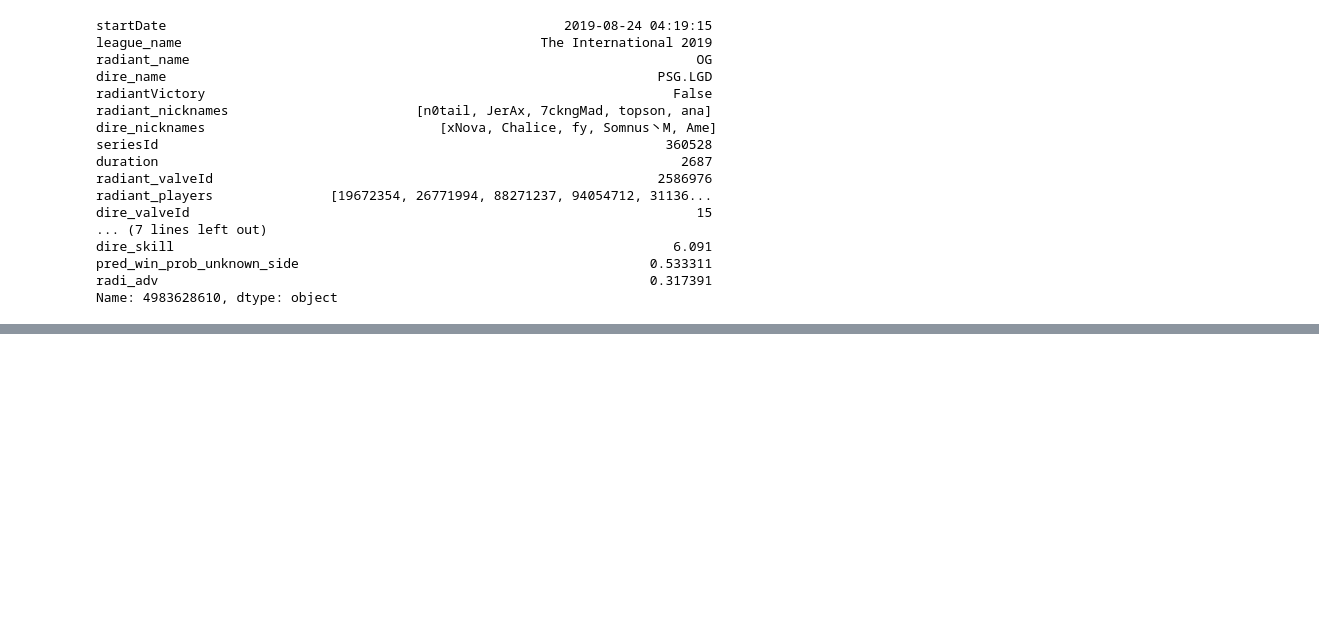
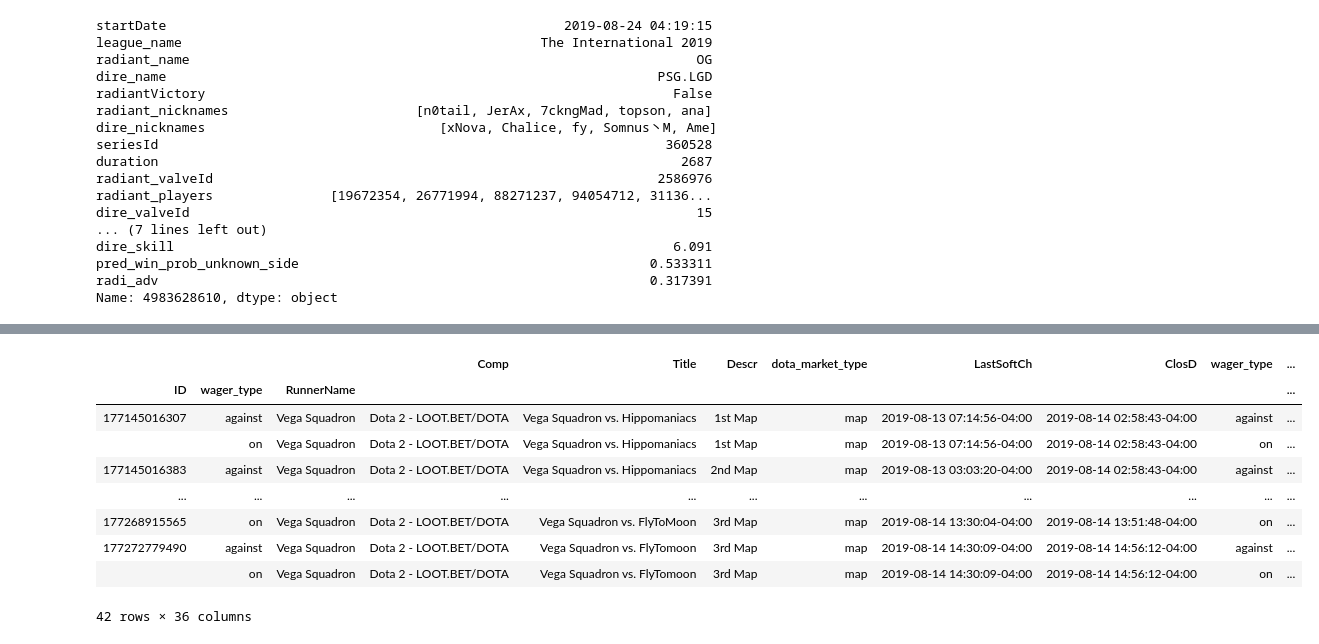
Before and after one commit to yl3/dota2, a Jupyter notebook: notebooks/2019-09-09.data_for_prof_matches.ipynb, the cells around one changed output, grey strips where cells are left out. Saved outputs shown, nothing was run; the diff lists cells and outputs as text; code cells hidden in the pictures; blank space fills up the shorter version.

```diff
--- a/notebooks/2019-09-09.data_for_prof_matches.ipynb
+++ b/notebooks/2019-09-09.data_for_prof_matches.ipynb
@@ -359,0 +428,13 @@ Name: 4983628610, dtype: object
+# %%
+fl_f.loc[matched.matchId.notna().values]
+# %% [output]
+|  |  |  | Comp | Title | Descr | dota_market_type | LastSoftCh | ClosD | wager_type | ... |
+| ID | wager_type | RunnerName |  |  |  |  |  |  |  | ... |
+| 177145016307 | against | Vega Squadron | Dota 2 - LOOT.BET/DOTA | Vega Squadron vs. Hippomaniacs | 1st Map | map | 2019-08-13 07:14:56-04:00 | 2019-08-14 02:58:43-04:00 | against | ... |
+|  | on | Vega Squadron | Dota 2 - LOOT.BET/DOTA | Vega Squadron vs. Hippomaniacs | 1st Map | map | 2019-08-13 07:14:56-04:00 | 2019-08-14 02:58:43-04:00 | on | ... |
+| 177145016383 | against | Vega Squadron | Dota 2 - LOOT.BET/DOTA | Vega Squadron vs. Hippomaniacs | 2nd Map | map | 2019-08-13 03:03:20-04:00 | 2019-08-14 02:58:43-04:00 | against | ... |
+| ... | ... | ... | ... | ... | ... | ... | ... | ... | ... | ... |
+| 177268915565 | on | Vega Squadron | Dota 2 - LOOT.BET/DOTA | Vega Squadron vs. FlyToMoon | 3rd Map | map | 2019-08-14 13:30:04-04:00 | 2019-08-14 13:51:48-04:00 | on | ... |
+| 177272779490 | against | Vega Squadron | Dota 2 - LOOT.BET/DOTA | Vega Squadron vs. FlyTomoon | 3rd Map | map | 2019-08-14 14:30:09-04:00 | 2019-08-14 14:56:12-04:00 | against | ... |
+|  | on | Vega Squadron | Dota 2 - LOOT.BET/DOTA | Vega Squadron vs. FlyTomoon | 3rd Map | map | 2019-08-14 14:30:09-04:00 | 2019-08-14 14:56:12-04:00 | on | ... |
+42 rows × 36 columns
```
Also changed, not shown: parts of 11 cells of this notebook, 1 other file.
